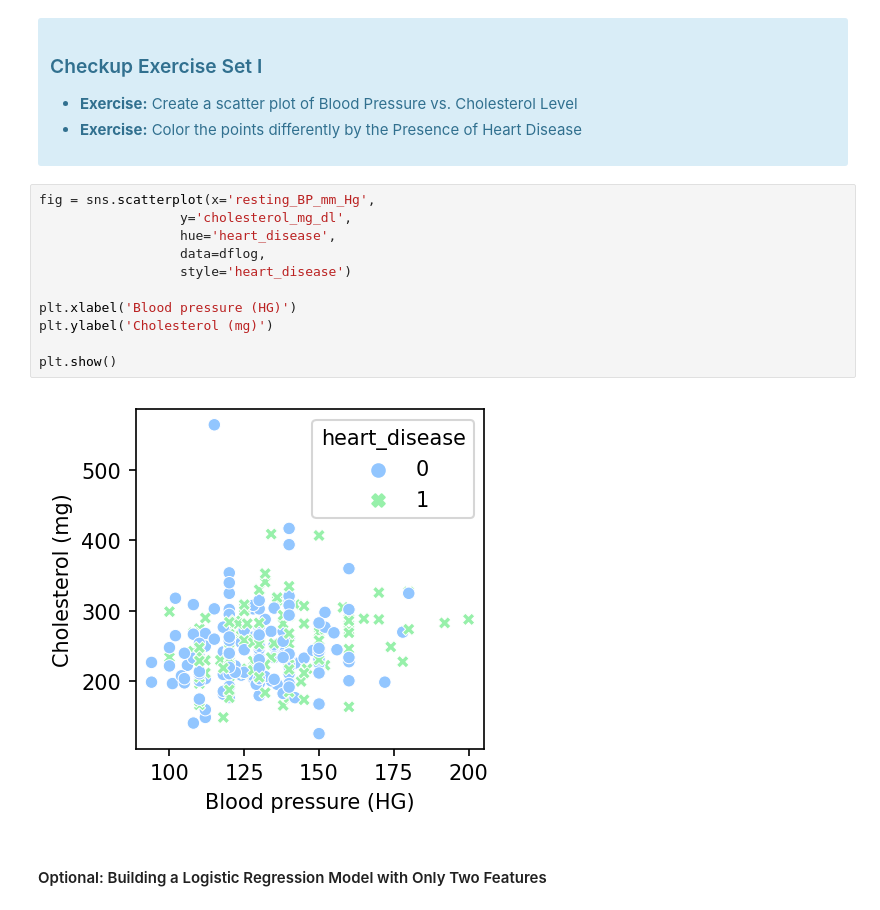
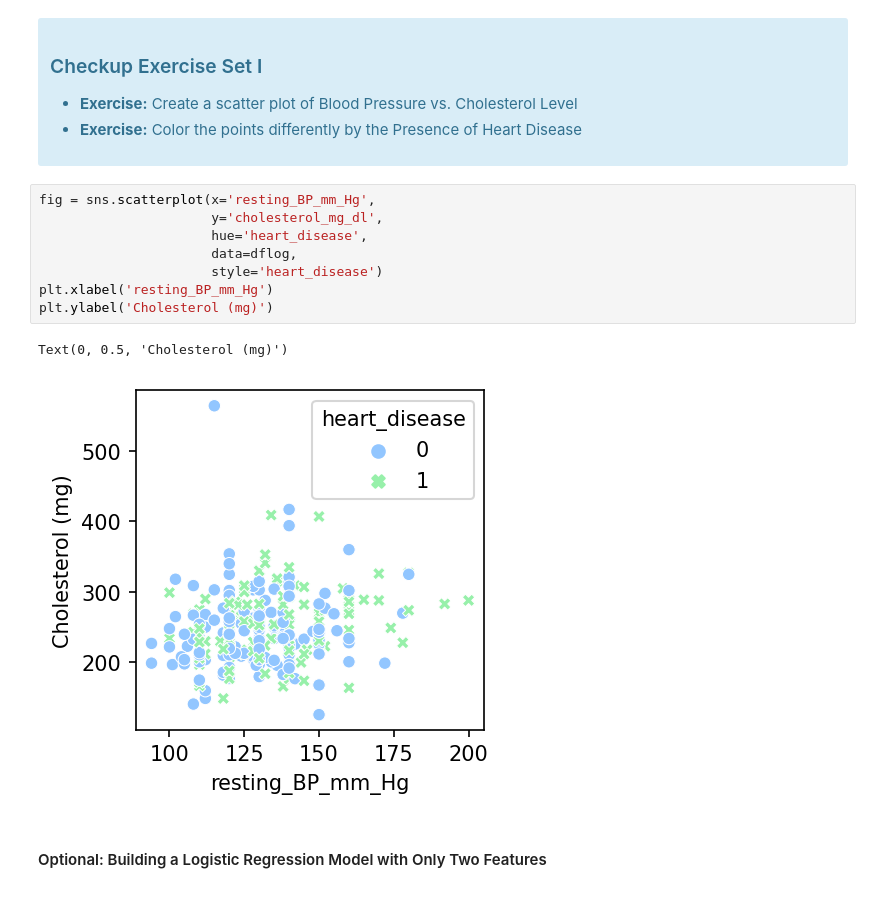
Before and after one commit to DelinM/DataScience_Logistic-Regression, a Jupyter notebook: Logistic Regression Advanced Case Study.ipynb, the cells around one changed output. Cells and saved outputs as stored; diff of their text form.

```diff
--- a/Logistic Regression Advanced Case Study.ipynb
+++ b/Logistic Regression Advanced Case Study.ipynb
@@ -524,17 +533,15 @@ Finally, the concepts discussed above can be easily generalized to ICPs with a n
 </div>
 # %%
 fig = sns.scatterplot(x='resting_BP_mm_Hg',
-                  y='cholesterol_mg_dl',
-                  hue='heart_disease',
-                  data=dflog,
-                  style='heart_disease')
-
-plt.xlabel('Blood pressure (HG)')
+                      y='cholesterol_mg_dl',
+                      hue='heart_disease',
+                      data=dflog,
+                      style='heart_disease')
+plt.xlabel('resting_BP_mm_Hg')
 plt.ylabel('Cholesterol (mg)')
-
-plt.show()
 # %% [output]
+Text(0, 0.5, 'Cholesterol (mg)')
-[figure, old version]
+[figure, new version]
 # %% [markdown]
 #### Optional: Building a Logistic Regression Model with Only Two Features
 # %% [markdown]
```
Also changed, not shown: parts of 11 cells of this notebook.
